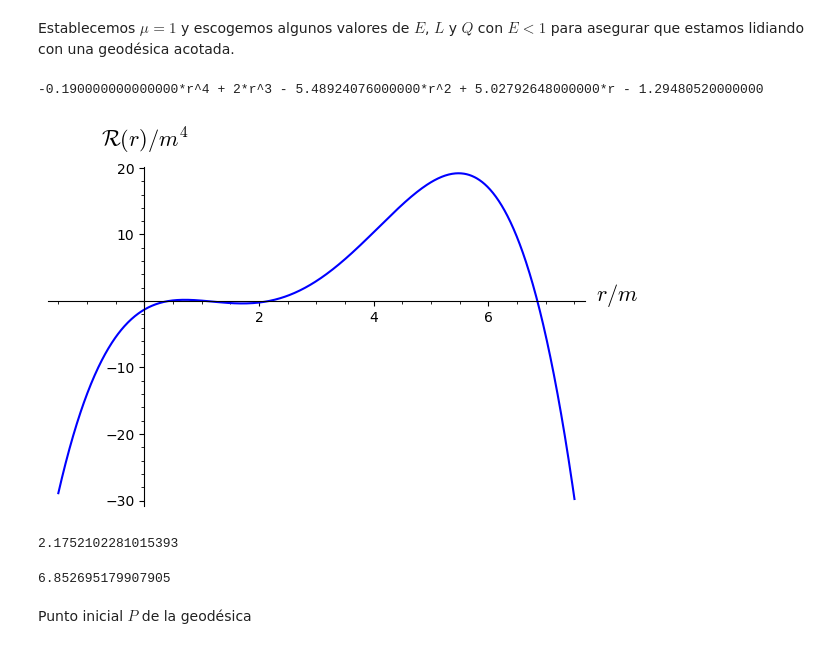
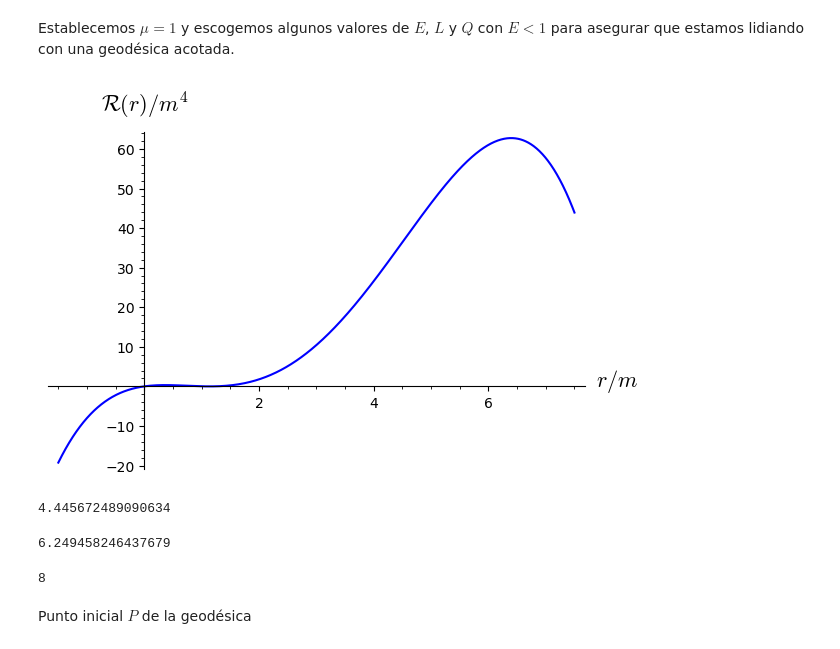
Before and after one commit to RomelV/Proyecto-de-Tesis, a Jupyter notebook: Geodesicas_Kerr_2.ipynb, the cells around one changed output. Cells and saved outputs as stored; diff of their text form; code cells hidden in the pictures.

```diff
--- a/Geodesicas_Kerr_2.ipynb
+++ b/Geodesicas_Kerr_2.ipynb
@@ -43,34 +50,35 @@ Establecemos $\mu=1$ y escogemos algunos valores de $E$, $L$ y $Q$ con $E<1$ par
 # %%
 mu=1
 E=0.9
-L=2
-Q=1.3
+L=1.9
+Q=0
 # %%
 r=var('r')
 R(r)=((E^2-mu^2)*r^4
       +2*m*mu*r^3
       +(a0^2*(E^2-mu^2)-Q-L^2)*r^2
       +2*m*(Q+(L-a0*E)^2)*r
       -a0^2*Q)
-R(r)
+graph = plot(R(r), (r, -1.5, 7.5), thickness=1.5,
+             axes_labels=[r'$r/m$', r'$\mathcal{R}(r)/m^4$'])
+graph
 # %% [output]
--0.190000000000000*r^4 + 2*r^3 - 5.48924076000000*r^2 + 5.02792648000000*r - 1.29480520000000
+[figure, added]
-# %%
-graph = plot(R(r), (r, -1.5, 7.5), thickness=1.5,
-             axes_labels=[r'$r/m$', r'$\mathcal{R}(r)/m^4$'])
-graph
-# %% [output]
-[figure, removed]
 # %%
-rp = find_root(R(r), 1.5, 4)
+rp = find_root(R(r), 4,5)
 rp
 # %% [output]
-2.1752102281015393
+4.445672489090634
 # %%
-ra = find_root(R(r), 5, 10)
+ra = find_root(R(r), 6,6.5)
 ra
 # %% [output]
-6.852695179907905
+6.249458246437679
+# %%
+r0 = 8
+r0
+# %% [output]
+8
 # %% [markdown]
 Punto inicial $P$ de la geodésica
 # %%
```
Also changed, not shown: parts of 15 cells of this notebook, 4 other files.
